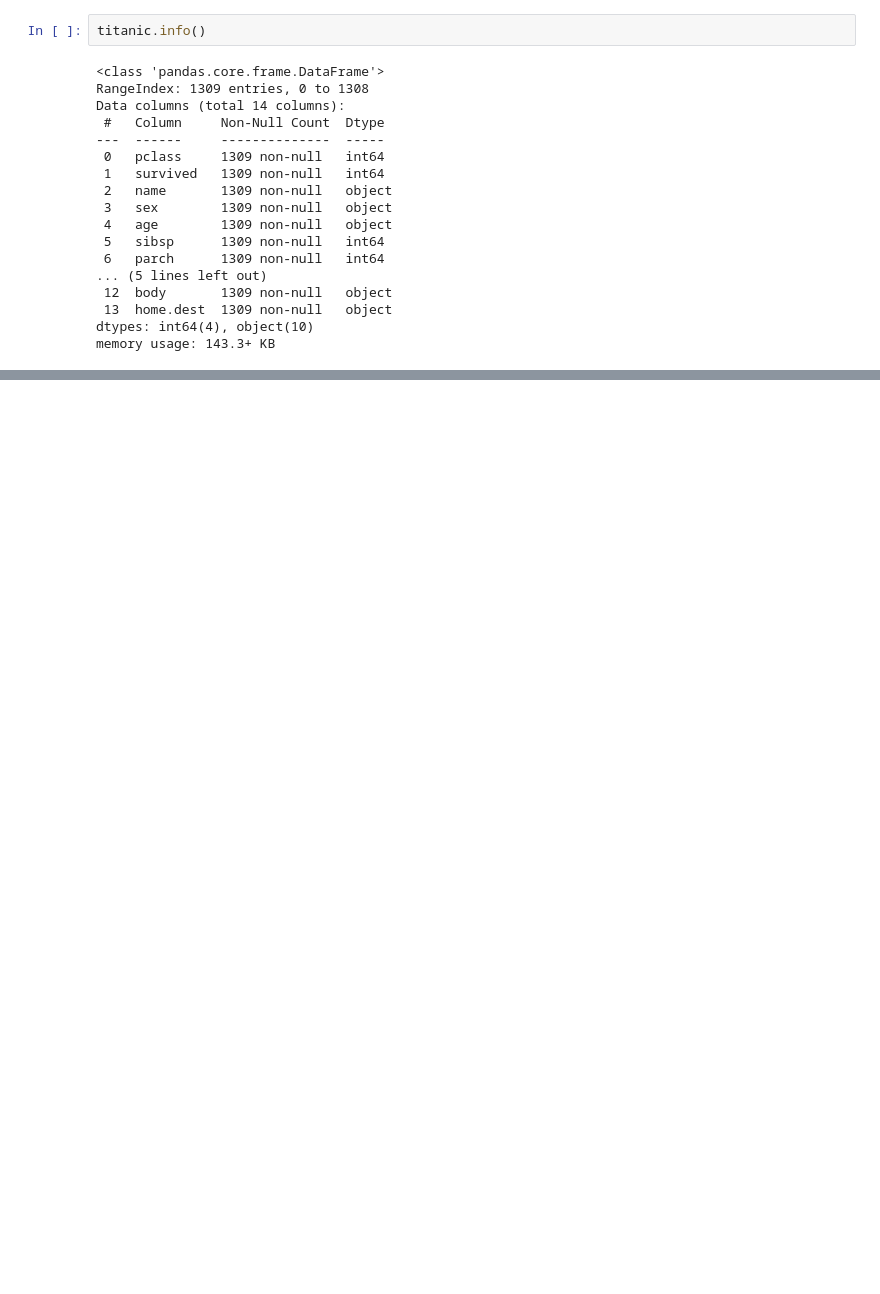
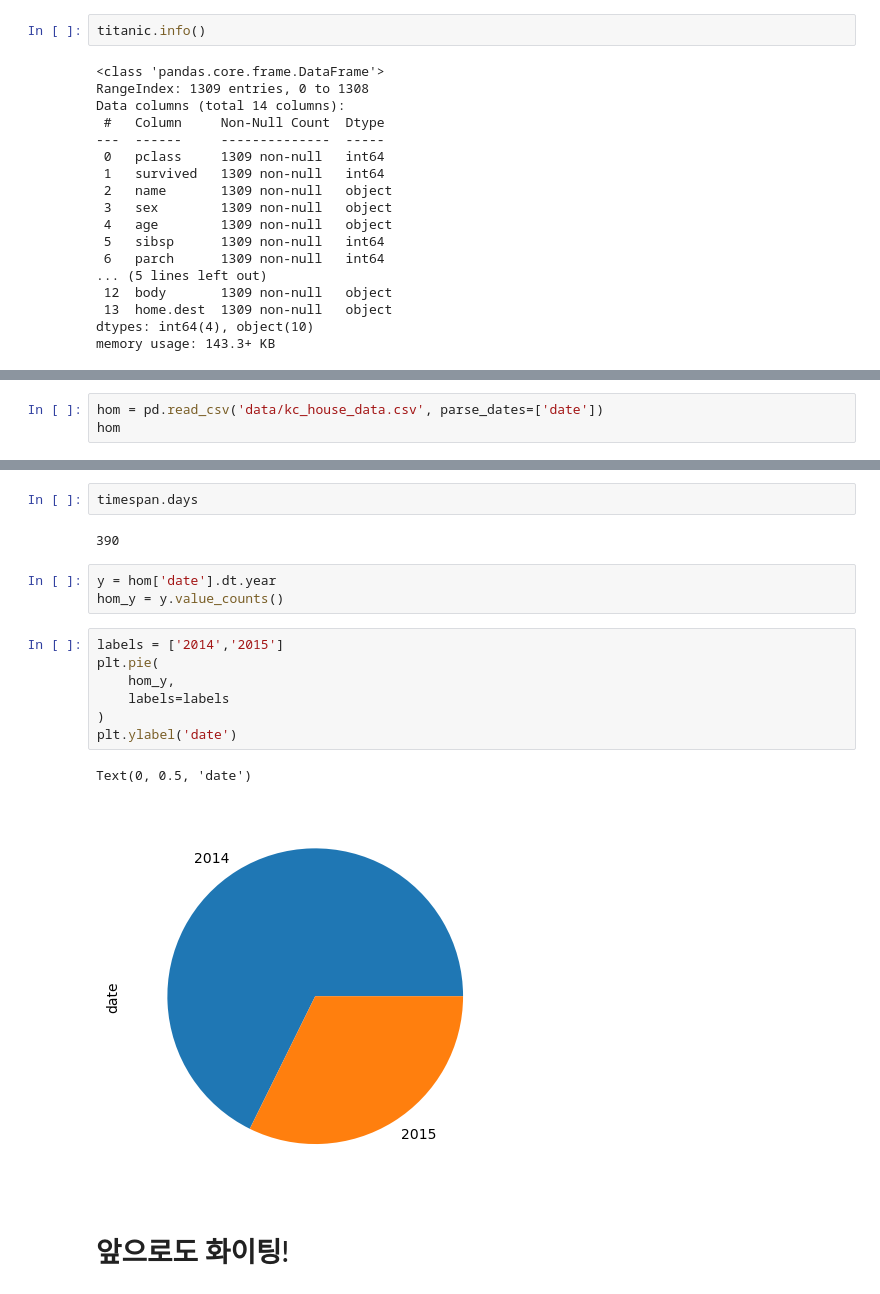
Before and after one commit to minseok06/python, a Jupyter notebook: 24강.ipynb, the cells around one changed output, grey strips where cells are left out. Cells and saved outputs as stored; diff of their text form; blank space fills up the shorter version.

Commit message:
앞으로도 화이팅!

```diff
--- a/24강.ipynb
+++ b/24강.ipynb
@@ -865,0 +965,3 @@ memory usage: 143.3+ KB
+# %%
+hom = pd.read_csv('data/kc_house_data.csv', parse_dates=['date'])
+hom
@@ -865,0 +988,19 @@ memory usage: 143.3+ KB
+# %%
+timespan.days
+# %% [output]
+390
+# %%
+y = hom['date'].dt.year
+hom_y = y.value_counts()
+# %%
+labels = ['2014','2015']
+plt.pie(
+    hom_y,
+    labels=labels
+)
+plt.ylabel('date')
+# %% [output]
+Text(0, 0.5, 'date')
+[figure, added]
+# %% [markdown]
+# 앞으로도 화이팅!
```
Also changed, not shown: parts of 23 cells of this notebook.
